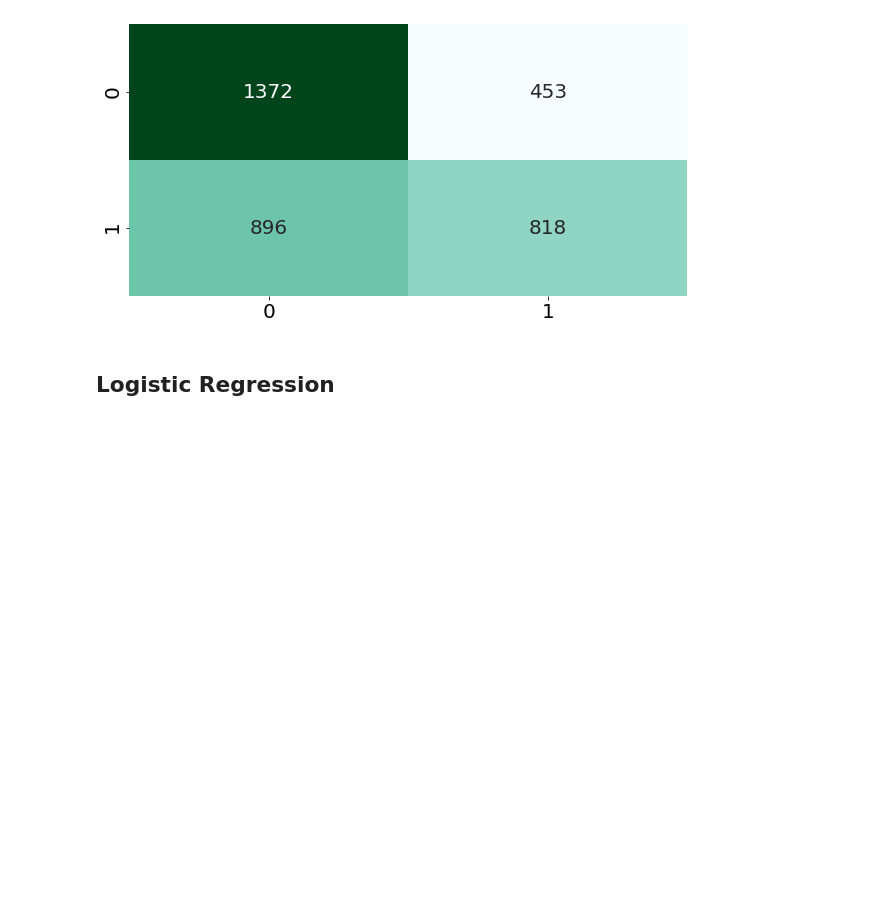
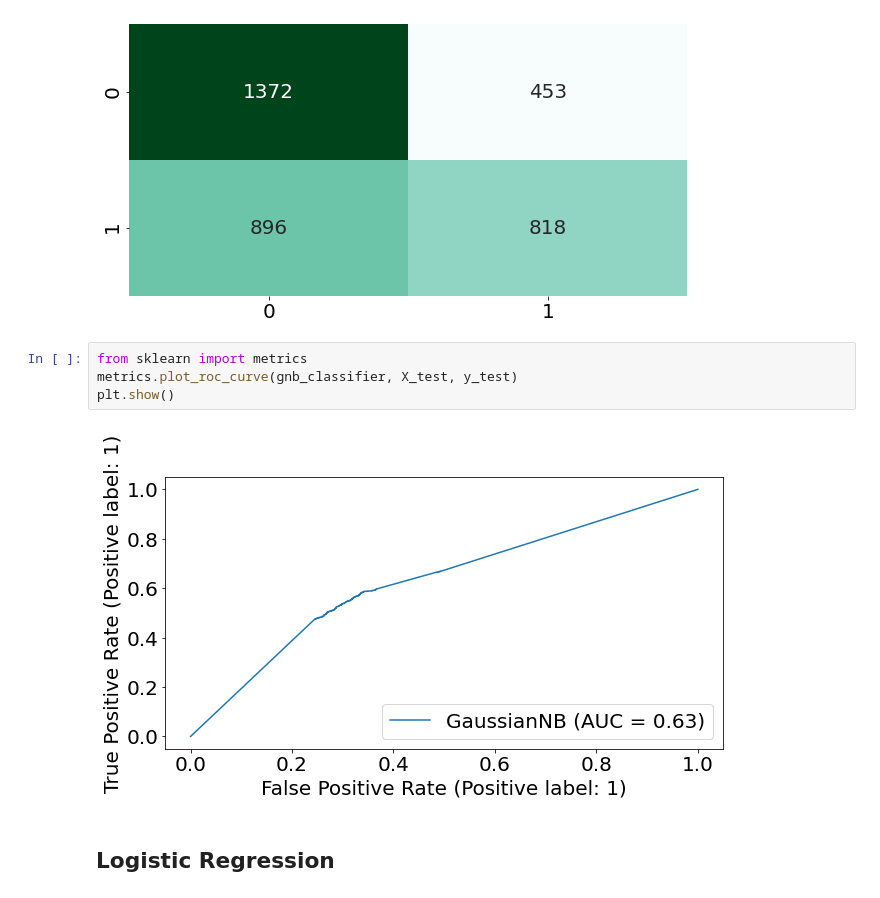
Before and after one commit to JeremyCoronia/csc803m-nlp-projects, a Jupyter notebook: binary-classification-bow_desc.ipynb, the cells around one changed output. Drawn from its saved outputs; the diff is of its cells as text; blank space fills up the shorter version.

```diff
--- a/binary-classification-bow_desc.ipynb
+++ b/binary-classification-bow_desc.ipynb
@@ -500,6 +506,12 @@ sns.heatmap(cm, cbar=False, annot=True, cmap="BuGn", fmt="d")
 plt.show()
 # %% [output]
 [figure]
+# %%
+from sklearn import metrics
+metrics.plot_roc_curve(gnb_classifier, X_test, y_test)
+plt.show()
+# %% [output]
+[figure, added]
 # %% [markdown]
 ## Logistic Regression
 # %%
```
Also changed, not shown: parts of 2 cells of this notebook.
